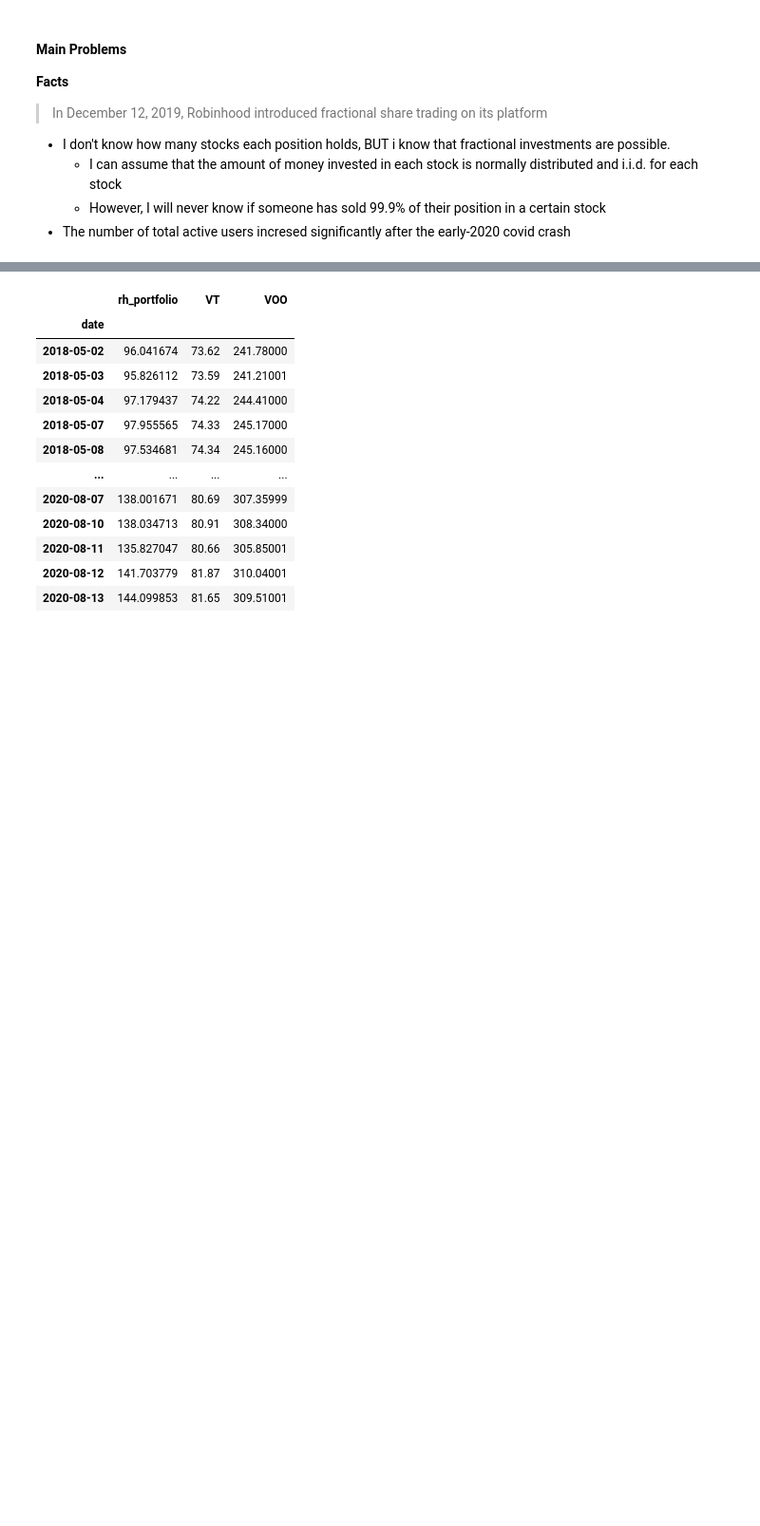
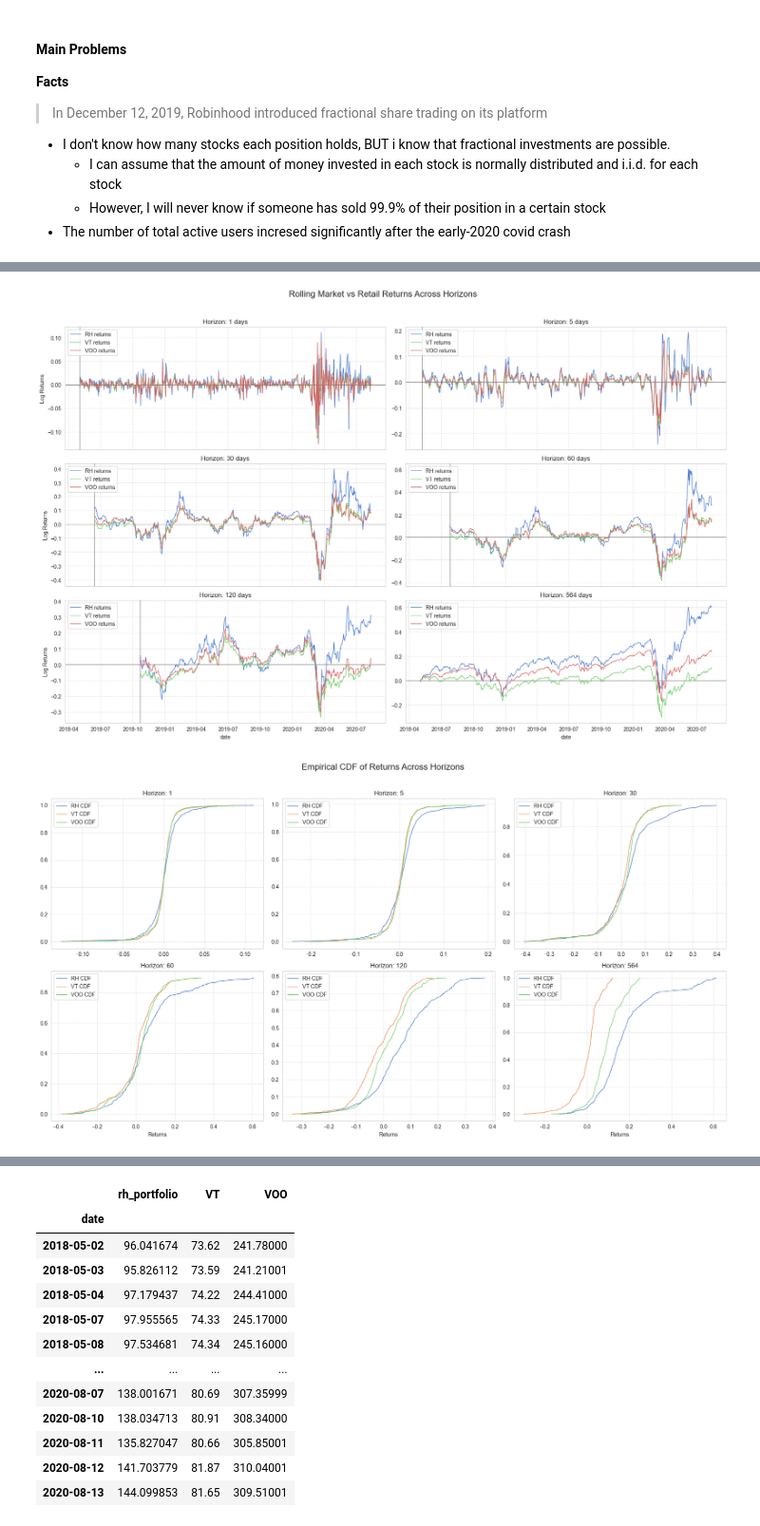
Before and after one commit to FedericoCortesi/Robinhood_data, a Jupyter notebook: notebooks/test.ipynb, the cells around one changed output, grey strips where cells are left out. Shown at 95% size. Cells and saved outputs as stored; diff of their text form; code cells hidden in the pictures; blank space fills up the shorter version.

```diff
--- a/notebooks/test.ipynb
+++ b/notebooks/test.ipynb
@@ -23,7 +23,7 @@ return_params = ReturnParams(
     append_start=False
 )
 
-an = Analyzer(compare_tickers=["VT", "VOO"], return_params=return_params, stocks_only=True, weights_method="wealth")
+an = Analyzer(compare_tickers=["VT", "VOO"], return_params=return_params, stocks_only=False, weights_method="wealth")
 an.plot_returns_timeseries()
 an.plot_returns_cdfs()
 an.plot_returns_kdes()
@@ -36,0 +35,2 @@ an.plot_returns_kdes()
+[figure, added]
+[figure, added]
```
Also changed, not shown: parts of 2 cells of this notebook, 52 other files.
